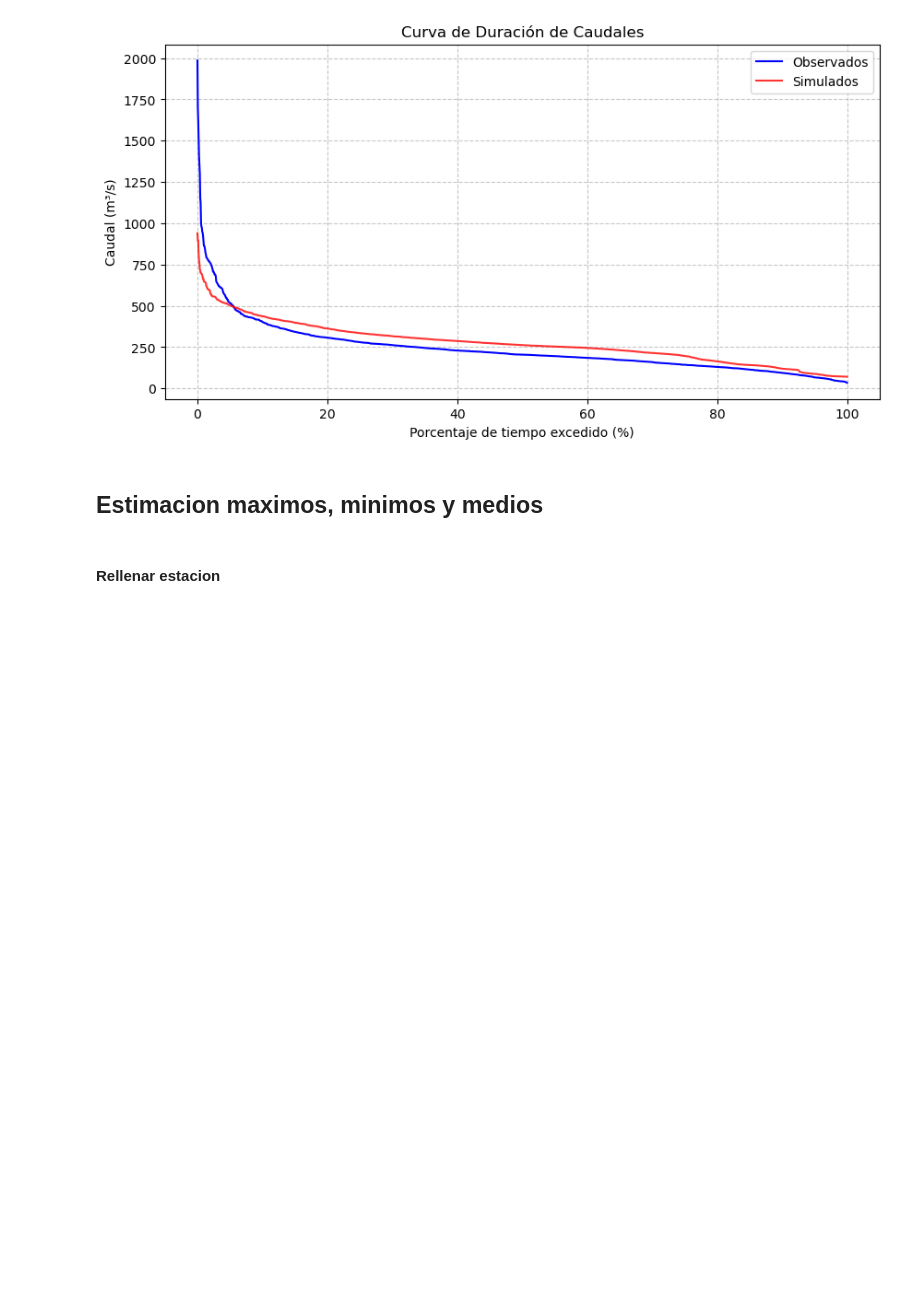
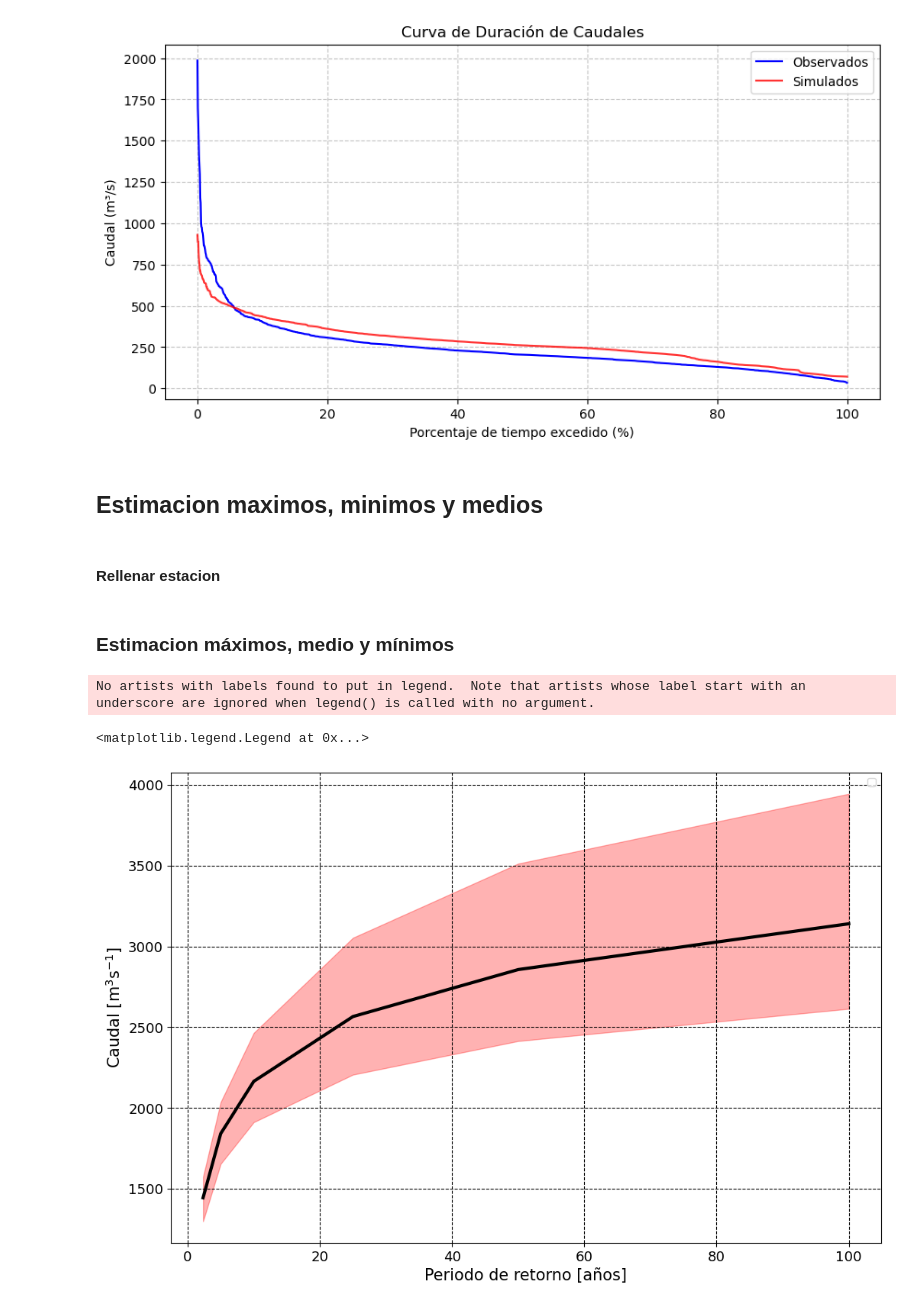
Before and after one commit to Juliant06/hidrologia_saldana, a Jupyter notebook: hidrologia_saldana.ipynb, the cells around one changed output. Saved outputs shown, nothing was run; the diff lists cells and outputs as text; code cells hidden in the pictures; blank space fills up the shorter version.

Commit message:
estimacion caudales maximos

```diff
--- a/hidrologia_saldana.ipynb
+++ b/hidrologia_saldana.ipynb
@@ -473,3 +501,50 @@ df_simulado = pd.DataFrame(
 # datos rellenados
 q_piedras_cobre = read_q_data(cod)
 df_rellenado = q_piedras_cobre.fillna(df_simulado)
+# %% [markdown]
+### Estimacion máximos, medio y mínimos
+# %%
+df_rellenado = pd.read_csv(
+    'estacion_piedra_cobre.csv',
+    index_col=0,
+    parse_dates=True
+)
+escalamiento = 9806.4/7742.234
+df_rellenado['valorObservado'] = df_rellenado['valorObservado'] * escalamiento
+caudales_extremos = funciones_hidrologicas.CaudalesExtremos(df_rellenado)
+# %%
+out_max, tabla_max, serie_max = caudales_extremos.caudales_diseno('max')
+out_min, tabla_min, serie_min = caudales_extremos.caudales_diseno('min')
+# estimacion medios
+caudal_medio = np.quantile(df_rellenado,0.5)
+# %%
+# Figuras
+figure = plt.figure(figsize=(12,8))
+x = out_max['Tr']
+plt.plot(x,out_max['Q'],color='black',linewidth=3.0)
+plt.fill_between(
+    x,
+    out_max['Q'],
+    out_max['IC_inf'],
+    color='red',
+    alpha=0.3
+)
+plt.fill_between(
+    x,
+    out_max['Q'],
+    out_max['IC_sup'],
+    color='red',
+    alpha=0.3
+    )
+
+
+plt.ylabel('Caudal [m$^3$s$^{-1}$]',fontsize=15)
+plt.xlabel('Periodo de retorno [años]',fontsize=15)
+plt.xticks(fontsize=13)
+plt.yticks(fontsize=13)
+plt.grid(linestyle='--',color='black')
+plt.legend()
+# %% [output]
+No artists with labels found to put in legend.  Note that artists whose label start with an underscore are ignored when legend() is called with no argument.
+<matplotlib.legend.Legend at 0x...>
+[figure, added]
```
Also changed, not shown: parts of 8 cells of this notebook.
